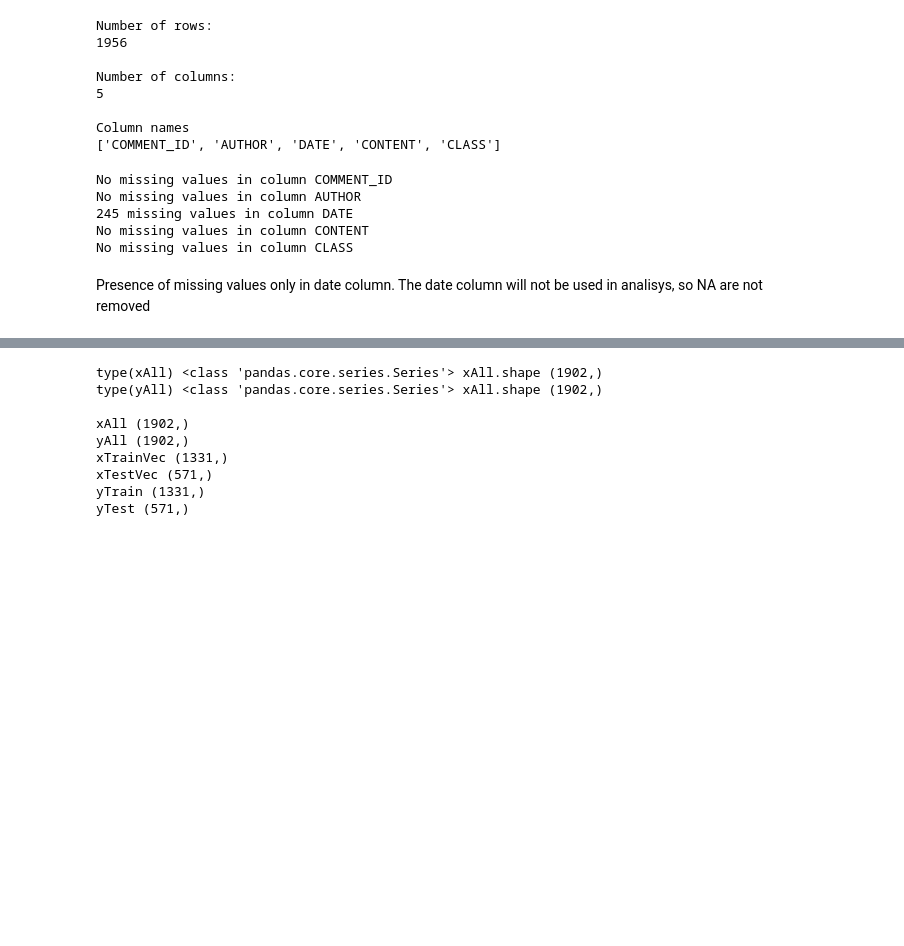
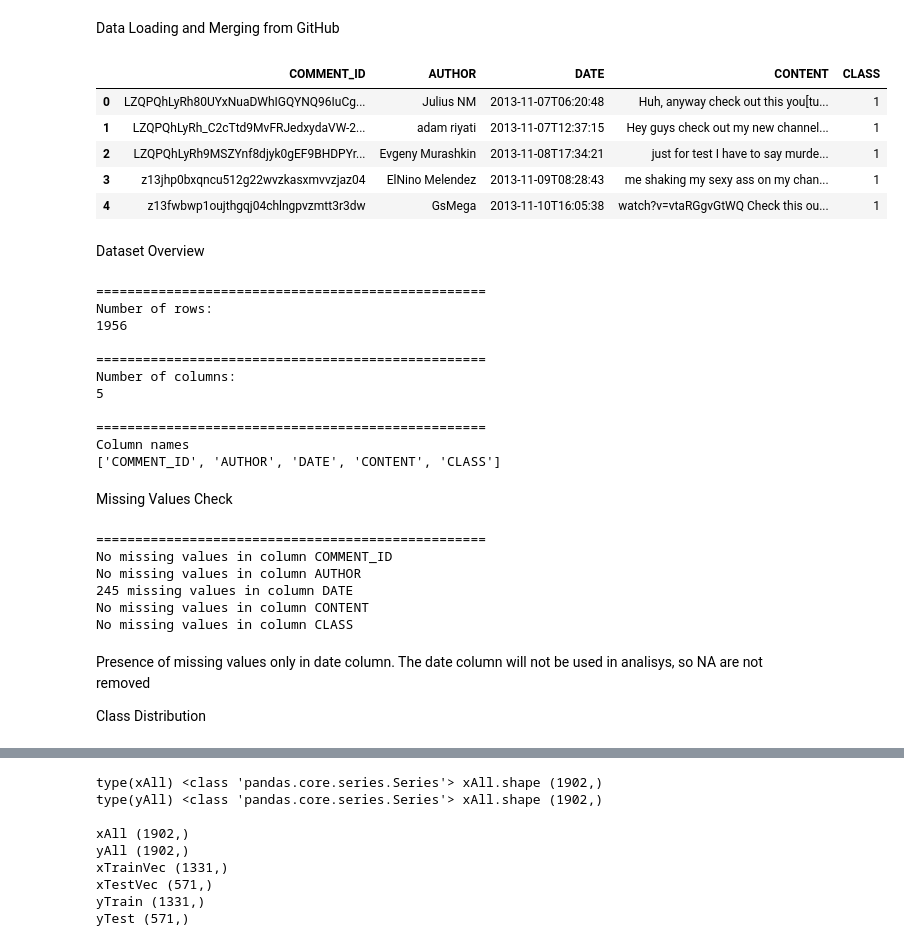
Before and after one commit to PietroParenti/yt-comments-classifier, a Jupyter notebook: SPAM.ipynb, the cells around one changed output, grey strips where cells are left out. Saved outputs shown, nothing was run; the diff lists cells and outputs as text; code cells hidden in the pictures; blank space fills up the shorter version.

```diff
--- a/SPAM.ipynb
+++ b/SPAM.ipynb
@@ -53,34 +31,62 @@ Mounted at /content/drive
+# %% [markdown]
+Data Loading and Merging from GitHub
+# %%
+base_url = "https://raw.githubusercontent.com/PietroParenti/youtube-comments-classifier/main/"
+
+file_names = [
+    "Youtube01-Psy.csv",
+    "Youtube02-KatyPerry.csv",
+    "Youtube03-LMFAO.csv",
+    "Youtube04-Eminem.csv",
+    "Youtube05-Shakira.csv"
+]
+
+urls = [base_url + fname for fname in file_names]
+
+dataframes = [pd.read_csv(url) for url in urls]
+
+df_original = pd.concat(dataframes, ignore_index=True)
+
+df_original.loc[df_original.index<5,:]
+# %% [output]
+|  | COMMENT_ID | AUTHOR | DATE | CONTENT | CLASS |
+| 0 | LZQPQhLyRh80UYxNuaDWhIGQYNQ96IuCg... | Julius NM | 2013-11-07T06:20:48 | Huh, anyway check out this you[tu... | 1 |
+| 1 | LZQPQhLyRh_C2cTtd9MvFRJedxydaVW-2... | adam riyati | 2013-11-07T12:37:15 | Hey guys check out my new channel... | 1 |
+| 2 | LZQPQhLyRh9MSZYnf8djyk0gEF9BHDPYr... | Evgeny Murashkin | 2013-11-08T17:34:21 | just for test I have to say murde... | 1 |
+| 3 | z13jhp0bxqncu512g22wvzkasxmvvzjaz04 | ElNino Melendez | 2013-11-09T08:28:43 | me shaking my sexy ass on my chan... | 1 |
+| 4 | z13fwbwp1oujthgqj04chlngpvzmtt3r3dw | GsMega | 2013-11-10T16:05:38 | watch?v=vtaRGgvGtWQ Check this ou... | 1 |
+# %% [markdown]
+Dataset Overview
 # %%
 df = df_original
 
-
-##########################
-# Let's get some info about the dataframe
-# Showing the number of rows and columns of the DataFrame (i.e., of the data matrix)
+print("="*50)
 print("Number of rows: ")
 print(df.shape[0])
-print() # print an empty line
 
-# \n is carriage return, "a capo" in Italian
+print("\n" + "="*50)
 print("Number of columns: ")
 print(df.shape[1])
-print() # print an empty line
 
+print("\n" + "="*50)
 print('Column names')
-# columns are turned into a list to get a cleaner output
 print(list(df.columns))
 # %% [output]
+==================================================
 Number of rows:
 1956
 
+==================================================
 Number of columns:
 5
 
+==================================================
 Column names
 ['COMMENT_ID', 'AUTHOR', 'DATE', 'CONTENT', 'CLASS']
+# %% [markdown]
+Missing Values Check
 # %%
-######
-# Looking for missing values i.e., null values (in pandas they are called NaN)
+print("="*50)
 for col in ['COMMENT_ID', 'AUTHOR', 'DATE', 'CONTENT', 'CLASS']:
     missingValueMask = df[col].isna()
     num_missing = missingValueMask.sum()
@@ -90,6 +96,7 @@ for col in ['COMMENT_ID', 'AUTHOR', 'DATE', 'CONTENT', 'CLASS']:
     else:
         print(f'{num_missing} missing values in column {col}')
 # %% [output]
+==================================================
 No missing values in column COMMENT_ID
 No missing values in column AUTHOR
 245 missing values in column DATE
@@ -97,3 +104,5 @@ No missing values in column CONTENT
 No missing values in column CLASS
 # %% [markdown]
 Presence of missing values only in date column. The date column will not be used in analisys, so NA are not removed
+
+Class Distribution
```
Also changed, not shown: parts of 24 cells of this notebook.
